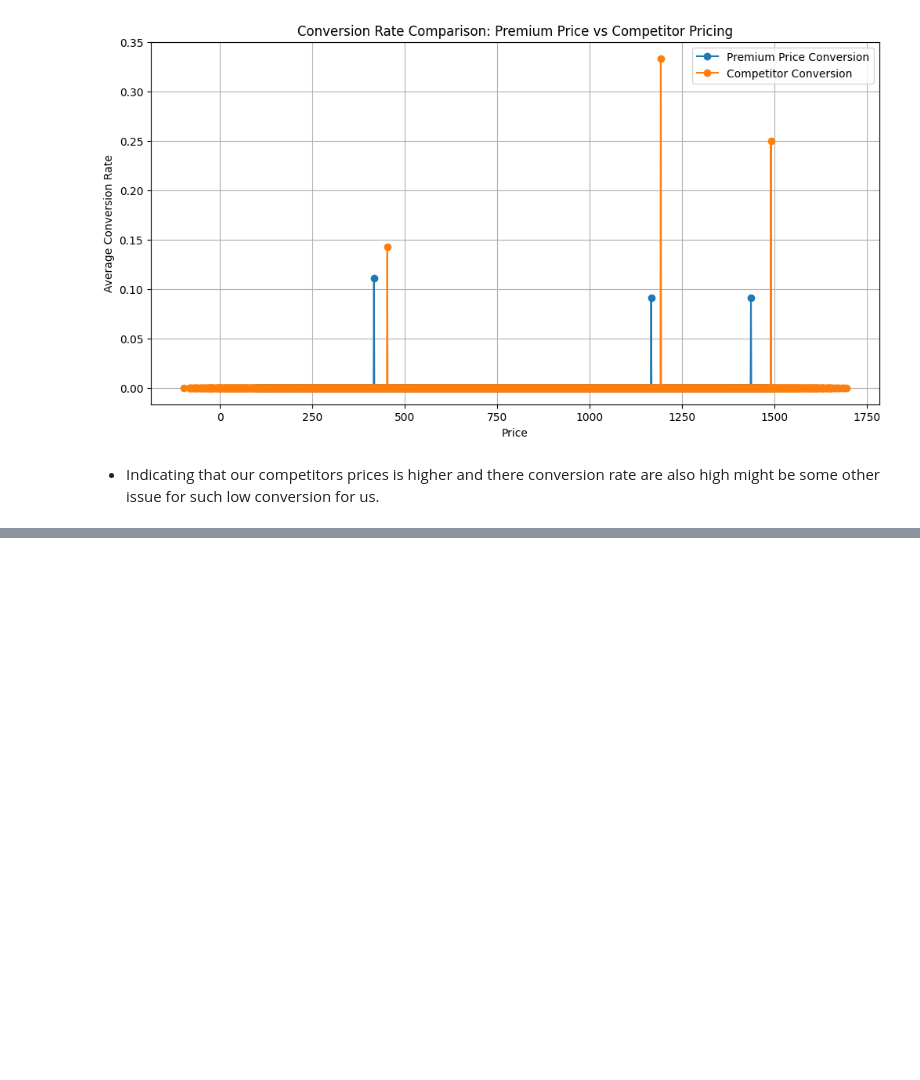
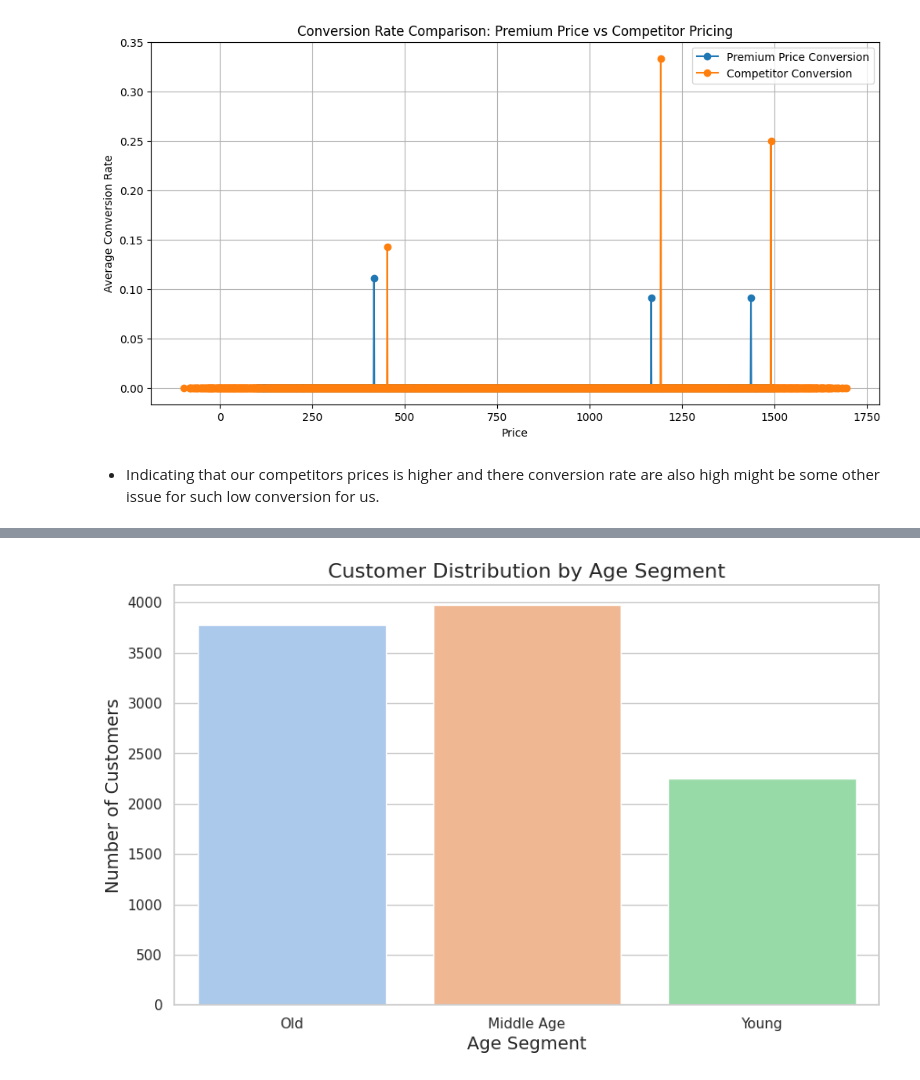
Before and after one commit to yakobodata/Athena_motor_insurance, a Jupyter notebook: experimentation/experimentation.ipynb, the cells around one changed output, grey strips where cells are left out. Cells and saved outputs as stored; diff of their text form; code cells hidden in the pictures; blank space fills up the shorter version.

```diff
--- a/experimentation/experimentation.ipynb
+++ b/experimentation/experimentation.ipynb
@@ -476,0 +592,32 @@ plt.show()
+# %%
+# lets see which specific age group people our customer is targeting so we also target them
+# Define a function to categorize age groups
+def categorize_age(age):
+    if 18 <= age <= 29:
+        return 'Young'
+    elif 30 <= age <= 49:
+        return 'Middle Age'
+    elif 50 <= age <= 69:
+        return 'Old'
+    else:
+        return 'Unknown'  # For ages outside the specified range
+
+# 'Customer Age' is the column with age data
+df['Age Segment'] = df['Customer Age'].apply(categorize_age)
+
+# Set the visual style of seaborn
+sns.set(style="whitegrid")
+
+# Count plot to visualize the distribution of customers across age segments
+plt.figure(figsize=(10, 6))
+sns.countplot(data=df, x='Age Segment', palette='pastel')
+
+# Adding titles and labels
+plt.title('Customer Distribution by Age Segment', fontsize=16)
+plt.xlabel('Age Segment', fontsize=14)
+plt.ylabel('Number of Customers', fontsize=14)
+
+# Display the plot
+plt.show()
+# %% [output]
+[figure, added]
```
Also changed, not shown: parts of 12 cells of this notebook.
